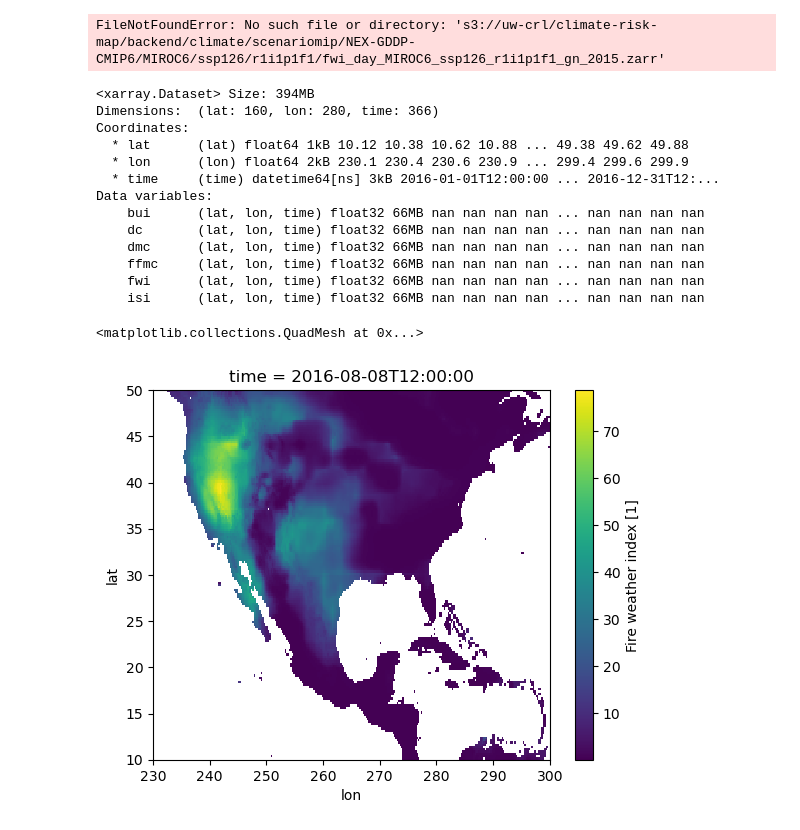
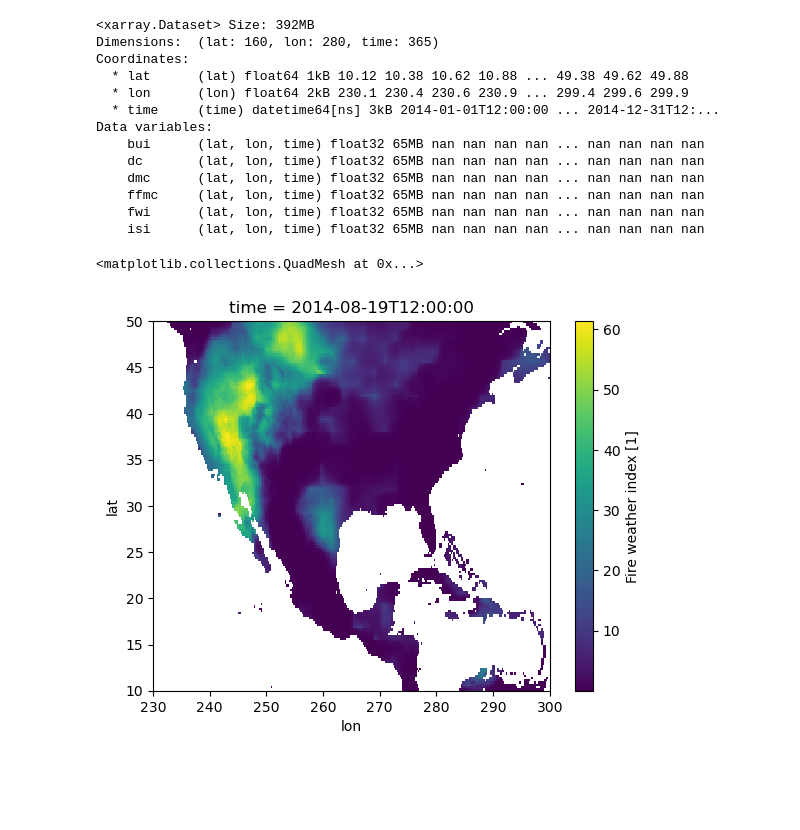
Before and after one commit to UW-Climate-Risk-Lab/climate-risk-map-hazards, a Jupyter notebook: wildfire/fwi/nasa_nex/test.ipynb, the cells around one changed output. Cells and saved outputs as stored; diff of their text form; code cells hidden in the pictures; blank space fills up the shorter version.

```diff
--- a/wildfire/fwi/nasa_nex/test.ipynb
+++ b/wildfire/fwi/nasa_nex/test.ipynb
@@ -1,27 +1,25 @@
 # %%
 import xarray as xr
 # %%
-ds = xr.load_dataset("s3://uw-crl/climate-risk-map/backend/climate/scenariomip/NEX-GDDP-CMIP6/MIROC6/ssp126/r1i1p1f1/fwi_day_MIROC6_ssp126_r1i1p1f1_gn_2015.zarr")
+ds = xr.load_dataset("s3://uw-crl/climate-risk-map/backend/climate/scenariomip/NEX-GDDP-CMIP6/ACCESS-CM2/historical/r1i1p1f1/fwi_day_ACCESS-CM2_historical_r1i1p1f1_gn_2014.zarr")
-# %% [output]
-FileNotFoundError: No such file or directory: 's3://uw-crl/climate-risk-map/backend/climate/scenariomip/NEX-GDDP-CMIP6/MIROC6/ssp126/r1i1p1f1/fwi_day_MIROC6_ssp126_r1i1p1f1_gn_2015.zarr'
 # %%
 ds
 # %% [output]
-<xarray.Dataset> Size: 394MB
-Dimensions:  (lat: 160, lon: 280, time: 366)
+<xarray.Dataset> Size: 392MB
+Dimensions:  (lat: 160, lon: 280, time: 365)
 Coordinates:
   * lat      (lat) float64 1kB 10.12 10.38 10.62 10.88 ... 49.38 49.62 49.88
   * lon      (lon) float64 2kB 230.1 230.4 230.6 230.9 ... 299.4 299.6 299.9
-  * time     (time) datetime64[ns] 3kB 2016-01-01T12:00:00 ... 2016-12-31T12:...
+  * time     (time) datetime64[ns] 3kB 2014-01-01T12:00:00 ... 2014-12-31T12:...
 Data variables:
-    bui      (lat, lon, time) float32 66MB nan nan nan nan ... nan nan nan nan
-    dc       (lat, lon, time) float32 66MB nan nan nan nan ... nan nan nan nan
-    dmc      (lat, lon, time) float32 66MB nan nan nan nan ... nan nan nan nan
-    ffmc     (lat, lon, time) float32 66MB nan nan nan nan ... nan nan nan nan
-    fwi      (lat, lon, time) float32 66MB nan nan nan nan ... nan nan nan nan
-    isi      (lat, lon, time) float32 66MB nan nan nan nan ... nan nan nan nan
+    bui      (lat, lon, time) float32 65MB nan nan nan nan ... nan nan nan nan
+    dc       (lat, lon, time) float32 65MB nan nan nan nan ... nan nan nan nan
+    dmc      (lat, lon, time) float32 65MB nan nan nan nan ... nan nan nan nan
+    ffmc     (lat, lon, time) float32 65MB nan nan nan nan ... nan nan nan nan
+    fwi      (lat, lon, time) float32 65MB nan nan nan nan ... nan nan nan nan
+    isi      (lat, lon, time) float32 65MB nan nan nan nan ... nan nan nan nan
 # %%
-ds.fwi.isel(time=220).plot()
+ds.fwi.isel(time=230).plot()
 # %% [output]
 <matplotlib.collections.QuadMesh at 0x...>
-[figure, old version]
+[figure, new version]
```
Also changed, not shown: 3 other files.
